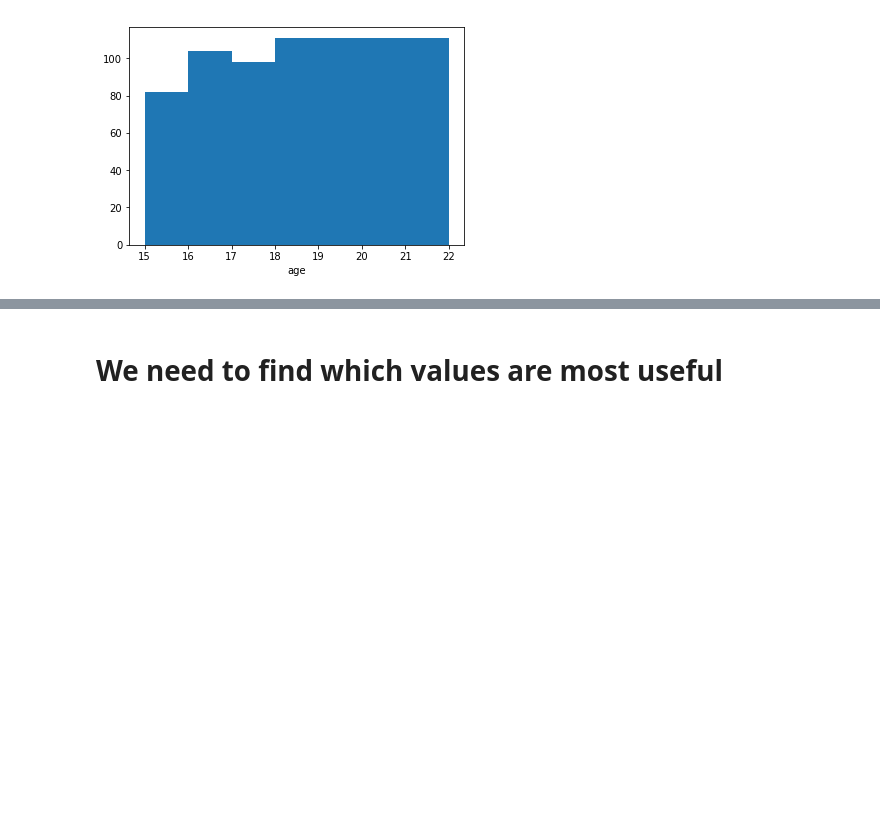
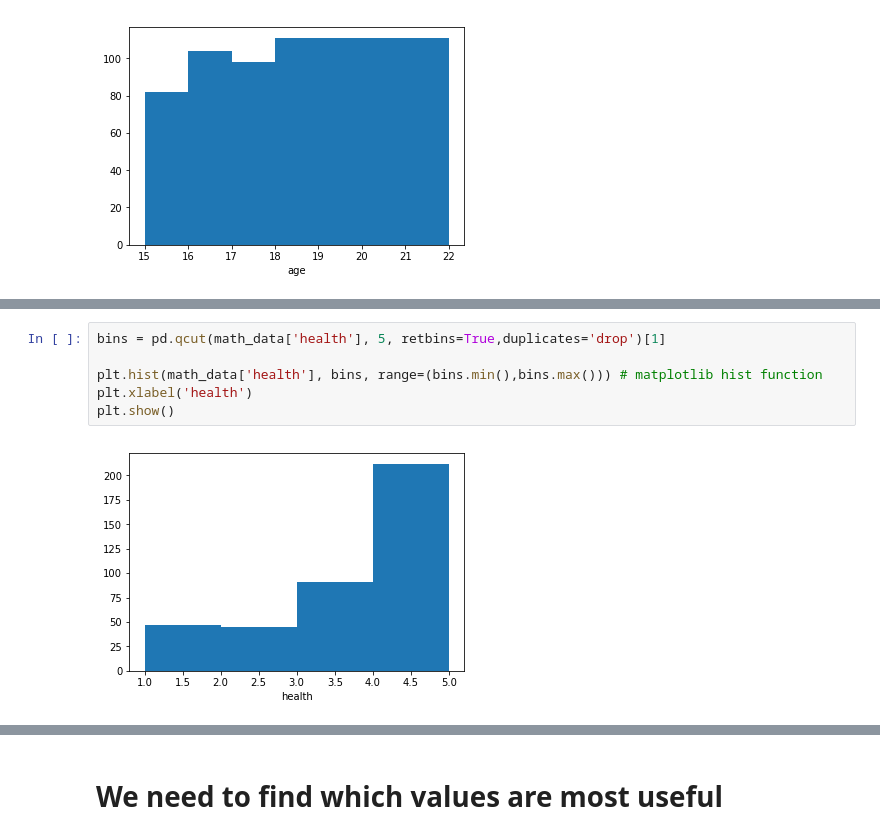
Before and after one commit to silvercam15/Data-Science---Exploring-the-Influence-of-Social-Life-on-Academics, a Jupyter notebook: Data Science Project.ipynb, the cells around one changed output, grey strips where cells are left out. Cells and saved outputs as stored; diff of their text form; blank space fills up the shorter version.

```diff
--- a/Data Science Project.ipynb
+++ b/Data Science Project.ipynb
@@ -102,0 +111,8 @@ plt.show()
+# %%
+bins = pd.qcut(math_data['health'], 5, retbins=True,duplicates='drop')[1]
+
+plt.hist(math_data['health'], bins, range=(bins.min(),bins.max())) # matplotlib hist function
+plt.xlabel('health')
+plt.show()
+# %% [output]
+[figure, added]
```
Also changed, not shown: parts of 4 cells of this notebook.
